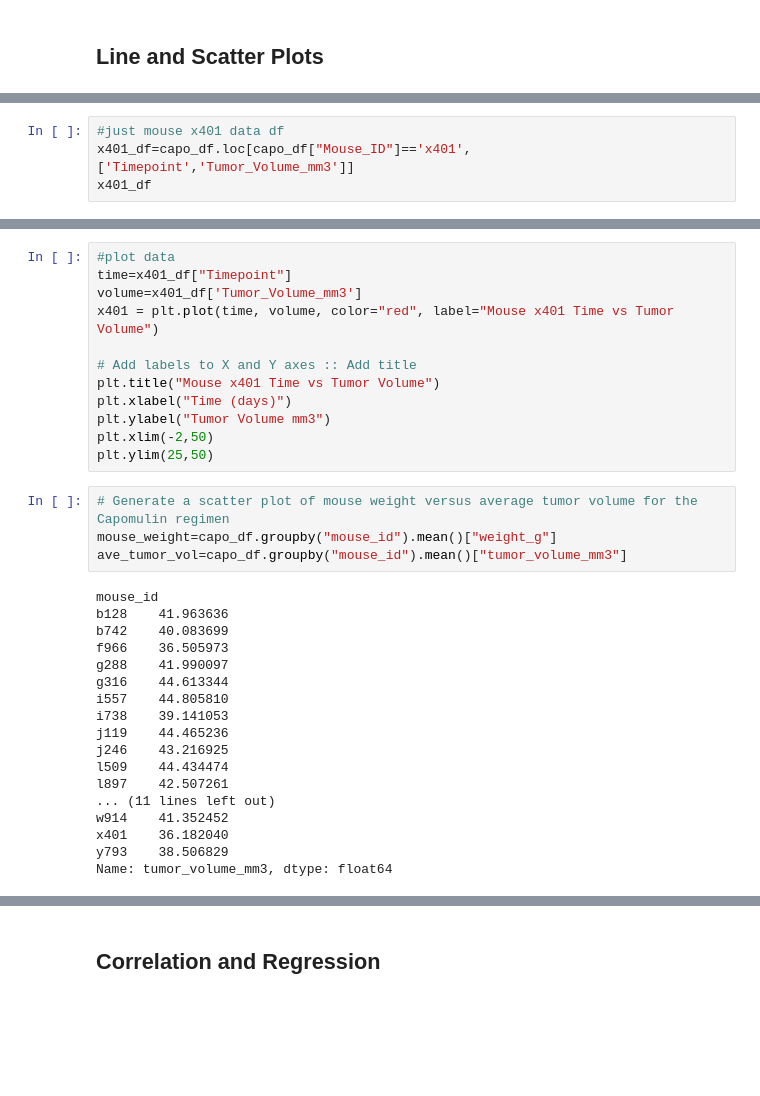
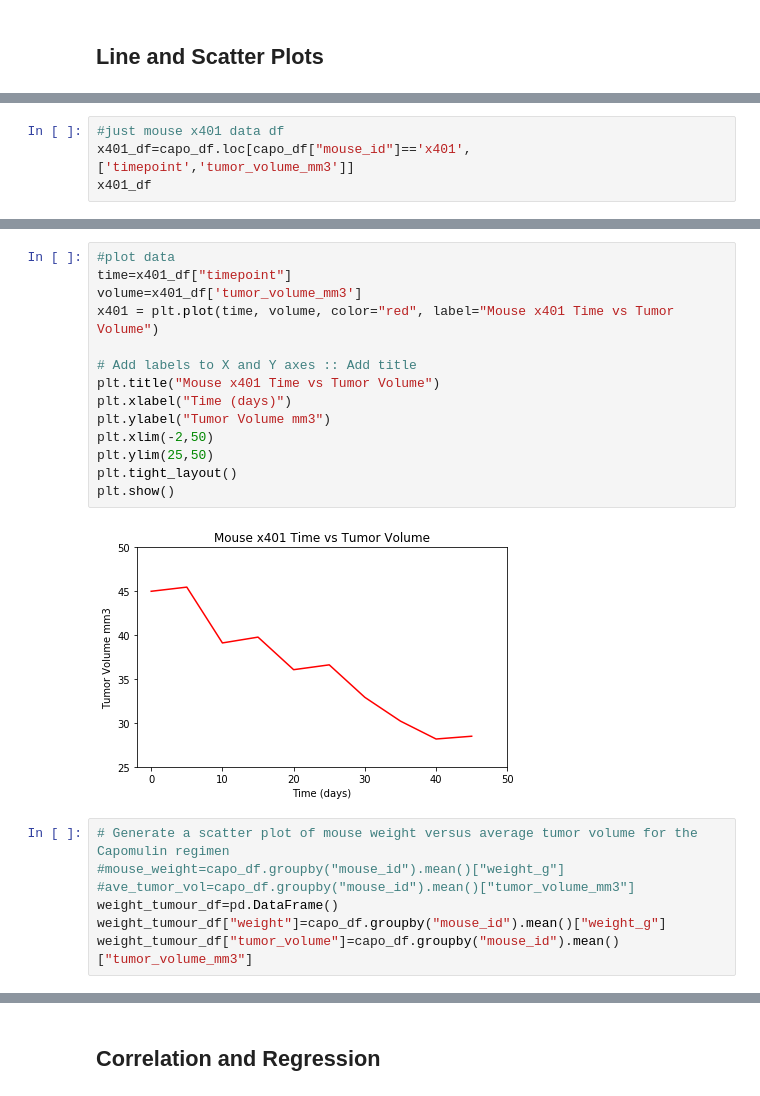
Before and after one commit to madeleine-tenenbaum/matplotlib-challenge, a Jupyter notebook: 02-Homework_05-Matplotlib_Instructions_Pymaceuticals_pymaceuticals_starter.ipynb, the cells around one changed output, grey strips where cells are left out. Cells and saved outputs as stored; diff of their text form; blank space fills up the shorter version.

```diff
--- a/02-Homework_05-Matplotlib_Instructions_Pymaceuticals_pymaceuticals_starter.ipynb
+++ b/02-Homework_05-Matplotlib_Instructions_Pymaceuticals_pymaceuticals_starter.ipynb
@@ -514,4 +519,4 @@ capo_df.head()
 # %%
 #just mouse x401 data df
-x401_df=capo_df.loc[capo_df["Mouse_ID"]=='x401',['Timepoint','Tumor_Volume_mm3']]
+x401_df=capo_df.loc[capo_df["mouse_id"]=='x401',['timepoint','tumor_volume_mm3']]
 x401_df
@@ -518,34 +535,23 @@ x401_df
 # %%
 #plot data
-time=x401_df["Timepoint"]
-volume=x401_df['Tumor_Volume_mm3']
+time=x401_df["timepoint"]
+volume=x401_df['tumor_volume_mm3']
 x401 = plt.plot(time, volume, color="red", label="Mouse x401 Time vs Tumor Volume")
 
 # Add labels to X and Y axes :: Add title
 plt.title("Mouse x401 Time vs Tumor Volume")
 plt.xlabel("Time (days)")
 plt.ylabel("Tumor Volume mm3")
 plt.xlim(-2,50)
 plt.ylim(25,50)
+plt.tight_layout()
+plt.show()
+# %% [output]
+[figure, added]
 # %%
 # Generate a scatter plot of mouse weight versus average tumor volume for the Capomulin regimen
-mouse_weight=capo_df.groupby("mouse_id").mean()["weight_g"]
-ave_tumor_vol=capo_df.groupby("mouse_id").mean()["tumor_volume_mm3"]
+#mouse_weight=capo_df.groupby("mouse_id").mean()["weight_g"]
+#ave_tumor_vol=capo_df.groupby("mouse_id").mean()["tumor_volume_mm3"]
+weight_tumour_df=pd.DataFrame()
+weight_tumour_df["weight"]=capo_df.groupby("mouse_id").mean()["weight_g"]
+weight_tumour_df["tumor_volume"]=capo_df.groupby("mouse_id").mean()["tumor_volume_mm3"]
-# %% [output]
-mouse_id
-b128    41.963636
-b742    40.083699
-f966    36.505973
-g288    41.990097
-g316    44.613344
-i557    44.805810
-i738    39.141053
-j119    44.465236
-j246    43.216925
-l509    44.434474
-l897    42.507261
-... (11 lines left out)
-w914    41.352452
-x401    36.182040
-y793    38.506829
-Name: tumor_volume_mm3, dtype: float64
```
Also changed, not shown: parts of 10 cells of this notebook.
